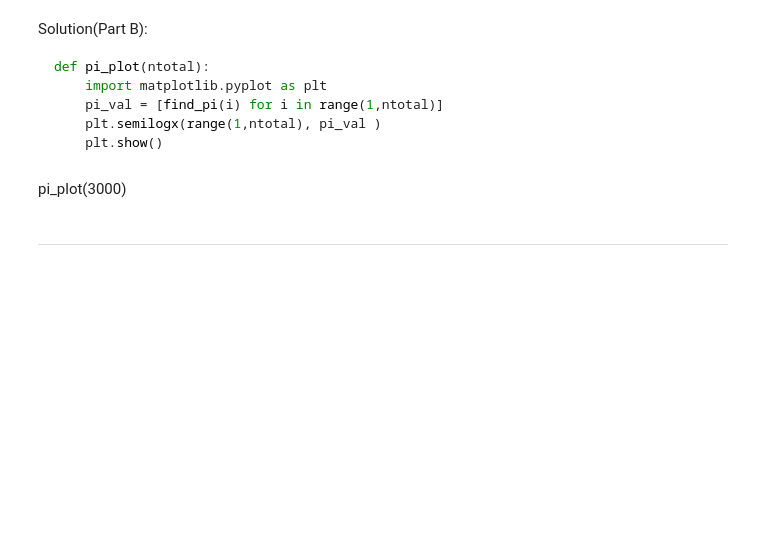
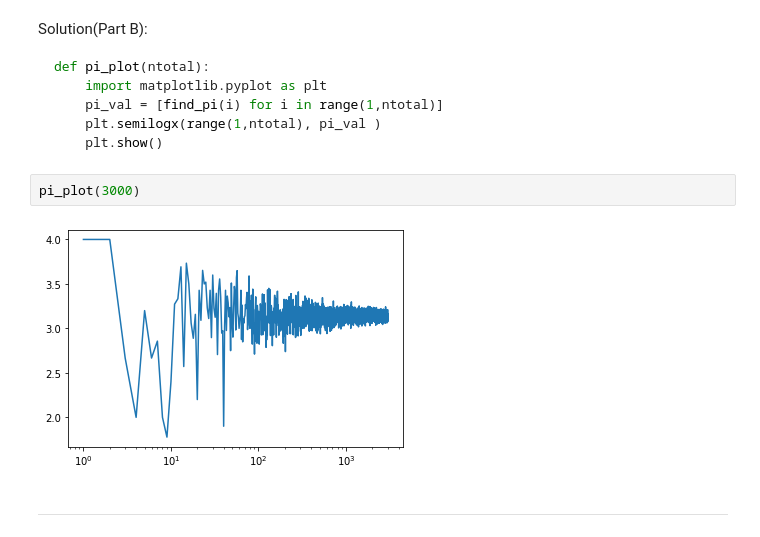
Before and after one commit to ShashankKumbhare/DSP2019FALL, a Jupyter notebook: homework/Homework 3/Homework3.ipynb, the cells around one changed output. Saved outputs shown, nothing was run; the diff lists cells and outputs as text; blank space fills up the shorter version.

````diff
--- a/homework/Homework 3/Homework3.ipynb
+++ b/homework/Homework 3/Homework3.ipynb
@@ -139,8 +139,10 @@ def pi_plot(ntotal):
     plt.semilogx(range(1,ntotal), pi_val )
     plt.show()
 ```
-# %% [markdown]
-pi_plot(3000)
+# %%
+pi_plot(3000)
+# %% [output]
+[figure, added]
 # %% [markdown]
 ---
 # %% [markdown]
````
Also changed, not shown: parts of 1 cell of this notebook.
